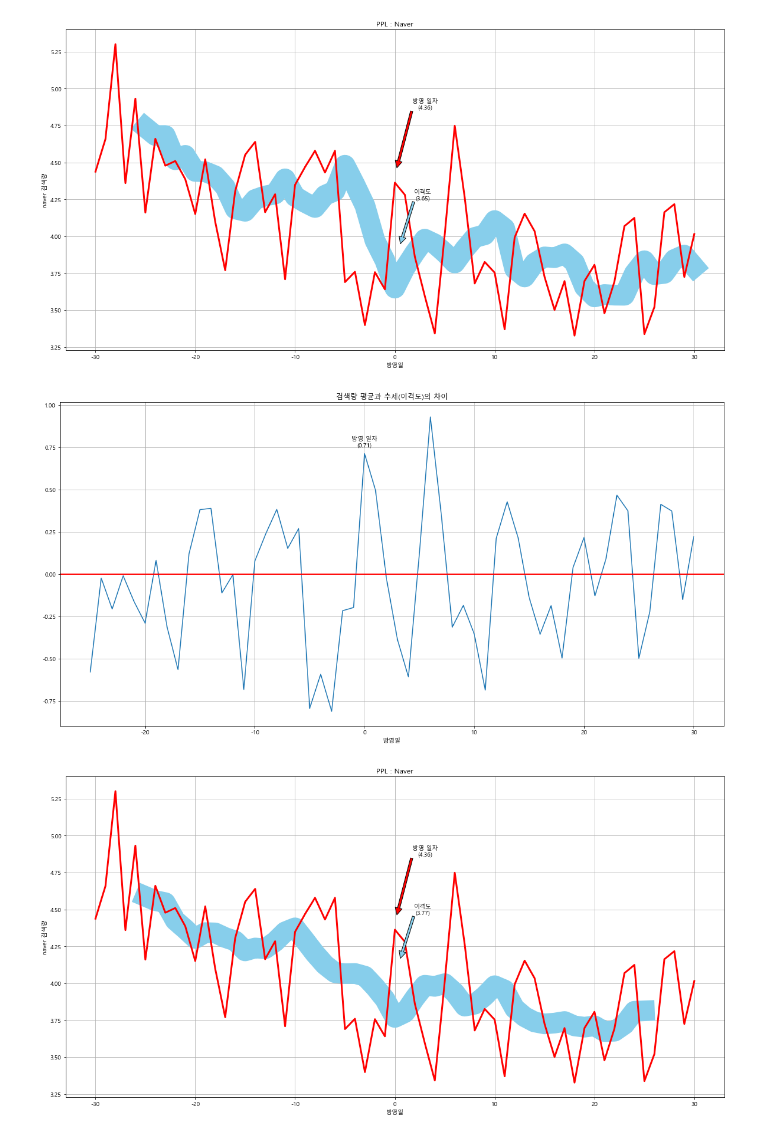
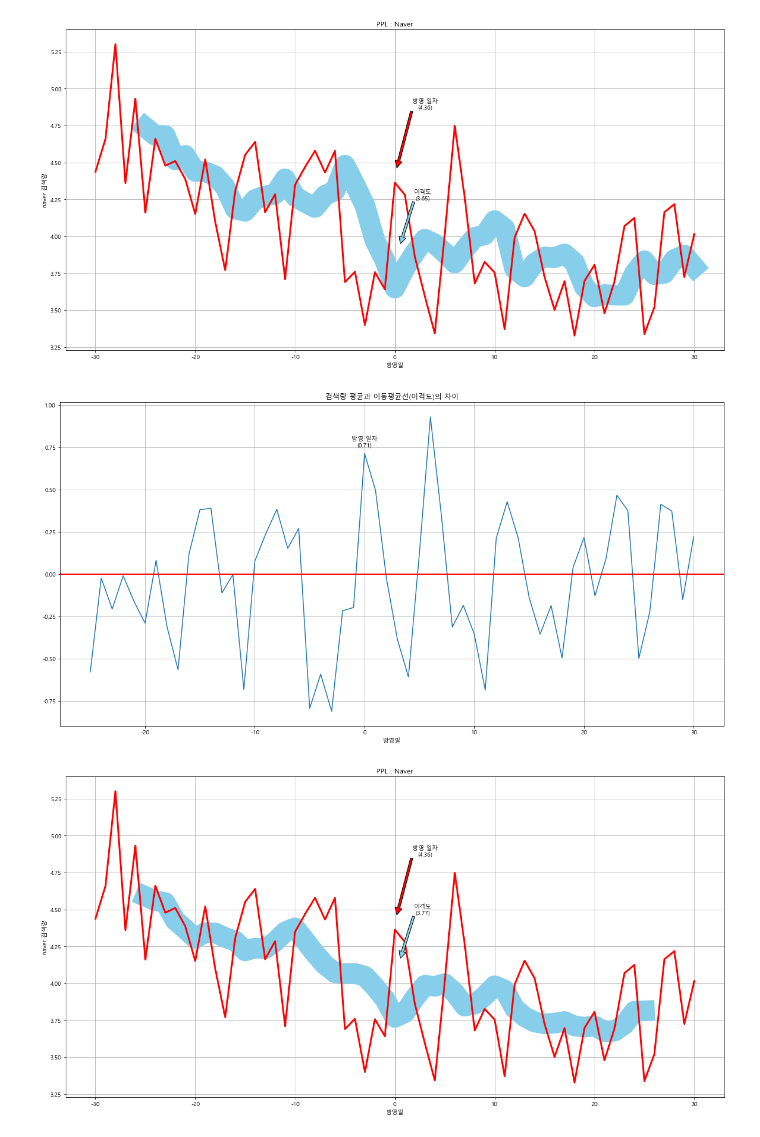
Before and after one commit to kdy7710/Bigdata_Team_Project, a Jupyter notebook: PPL프로젝트용 파일 모음/PPL_Analytics.ipynb, the cells around one changed output. Cells and saved outputs as stored; diff of their text form; code cells hidden in the pictures.

```diff
--- a/PPL프로젝트용 파일 모음/PPL_Analytics.ipynb
+++ b/PPL프로젝트용 파일 모음/PPL_Analytics.ipynb
@@ -699,23 +688,23 @@ plt.show()
 # %%
 # 평균과 이격도의 차이
 M_A = AP['Row_mean'] - AP['avg_5']
 
 plt.figure(figsize=(20,10))
-plt.title('검색량 평균과 추세(이격도)의 차이')
+plt.title('검색량 평균과 이동평균선(이격도)의 차이')
 
 plt.plot(AP['Row_mean'] - AP['avg_5'])
 plt.axhline(y=0, color='r', linewidth=2)
 
 plt.xlabel('방영일')
 plt.annotate('방영 일자'+'\n'+'('+str('%.2f' % M_A[0])+')',
             xy =(0,M_A[0]+0.04),
             ha = 'center')
 
 plt.grid(True)
 
 plt.show()
 # %% [output]
-[figure, old version]
+[figure, new version]
 # %%
 # avg_10
 
```
Also changed, not shown: parts of 81 cells of this notebook.
